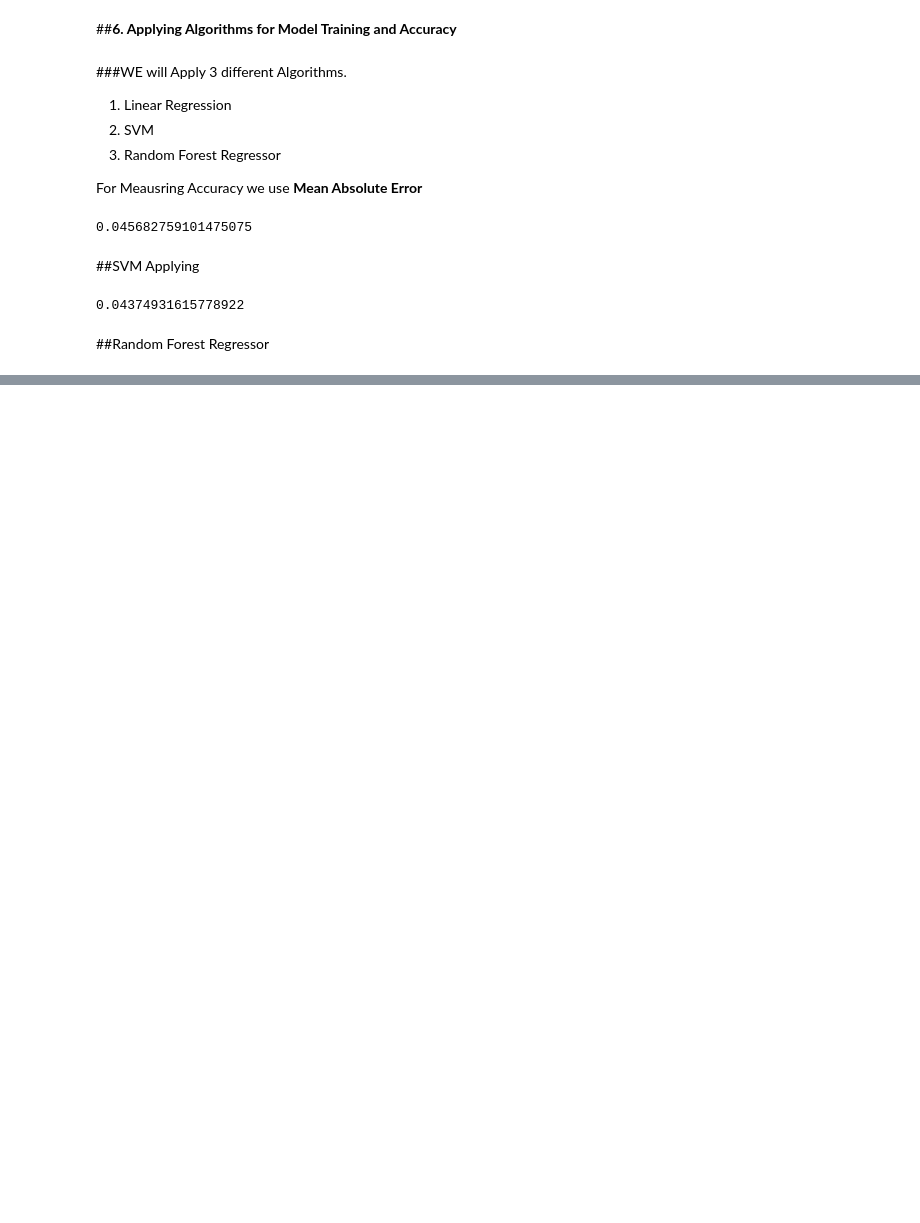
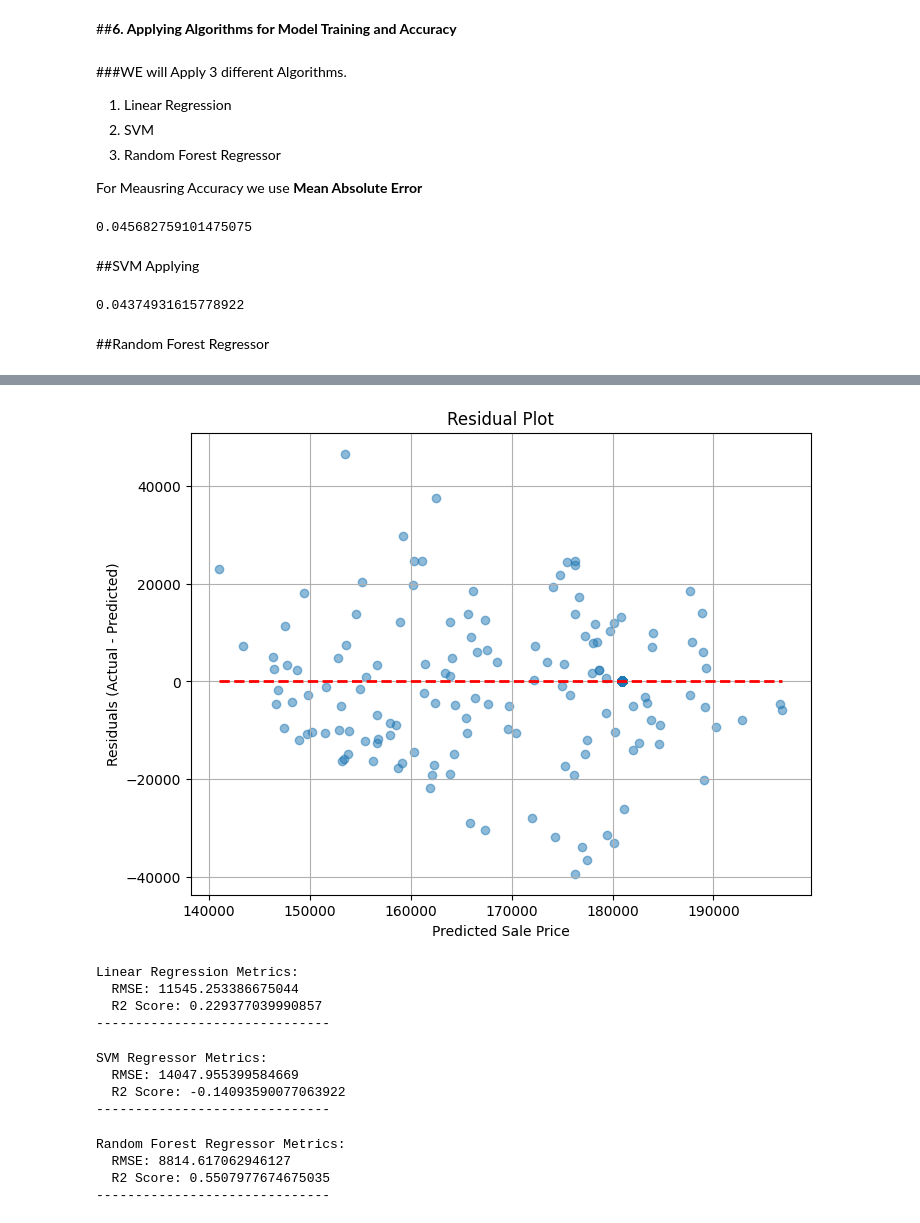
Before and after one commit to MuhammadMuzammil67/House_Prediction_Project, a Jupyter notebook: HousePrice_LR_Project.ipynb, the cells around one changed output, grey strips where cells are left out. Cells and saved outputs as stored; diff of their text form; code cells hidden in the pictures; blank space fills up the shorter version.

```diff
--- a/HousePrice_LR_Project.ipynb
+++ b/HousePrice_LR_Project.ipynb
@@ -275,0 +276,59 @@ mean_absolute_percentage_error(y_test, Y_pred)
+# %%
+residuals = y_test - Y_pred
+
+plt.figure(figsize=(8, 6))
+plt.scatter(Y_pred, residuals, alpha=0.5)
+plt.xlabel("Predicted Sale Price")
+plt.ylabel("Residuals (Actual - Predicted)")
+plt.title("Residual Plot")
+plt.hlines(0, Y_pred.min(), Y_pred.max(), color='red', linestyle='--', lw=2) # Horizontal line at y=0
+plt.grid(True)
+plt.show()
+# %% [output]
+[figure, added]
+# %%
+# Calculate and print RMSE and R2 for Linear Regression
+from sklearn.metrics import mean_squared_error, r2_score
+
+rmse_lr = np.sqrt(mean_squared_error(y_test, Y_pred_LR))
+r2_lr = r2_score(y_test, Y_pred_LR)
+
+print("Linear Regression Metrics:")
+print(f"  RMSE: {rmse_lr}")
+print(f"  R2 Score: {r2_lr}")
+print("-" * 30) # Separator
+# %% [output]
+Linear Regression Metrics:
+  RMSE: 11545.253386675044
+  R2 Score: 0.229377039990857
+------------------------------
+# %%
+# Calculate and print RMSE and R2 for SVM Regressor
+rmse_svr = np.sqrt(mean_squared_error(y_test, Y_pred_SVR))
+r2_svr = r2_score(y_test, Y_pred_SVR)
+
+print("SVM Regressor Metrics:")
+print(f"  RMSE: {rmse_svr}")
+print(f"  R2 Score: {r2_svr}")
+print("-" * 30) # Separator
+# %% [output]
+SVM Regressor Metrics:
+  RMSE: 14047.955399584669
+  R2 Score: -0.14093590077063922
+------------------------------
+# %%
+# Calculate and print RMSE and R2 for Random Forest Regressor
+from sklearn.metrics import mean_squared_error, r2_score
+
+rmse_rfr = np.sqrt(mean_squared_error(y_test, Y_pred_RFR))
+r2_rfr = r2_score(y_test, Y_pred_RFR)
+
+print("Random Forest Regressor Metrics:")
+print(f"  RMSE: {rmse_rfr}")
+print(f"  R2 Score: {r2_rfr}")
+print("-" * 30) # Separator
+# %% [output]
+Random Forest Regressor Metrics:
+  RMSE: 8814.617062946127
+  R2 Score: 0.5507977674675035
+------------------------------
```
Also changed, not shown: parts of 4 cells of this notebook.
